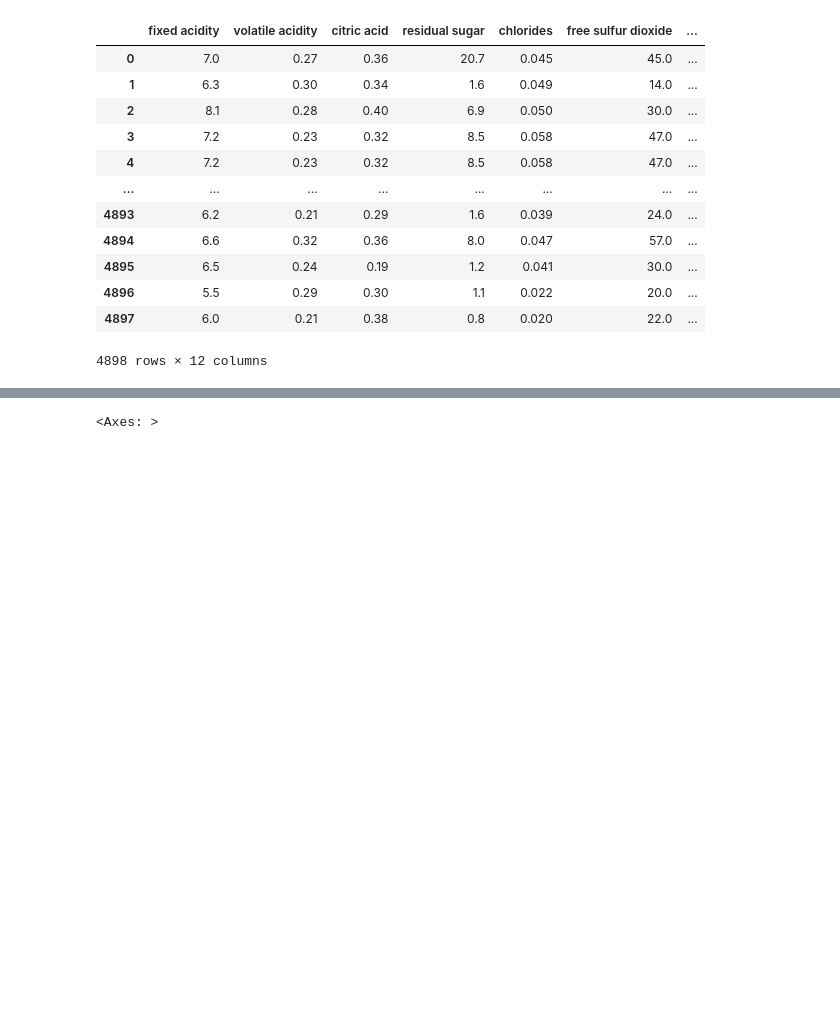
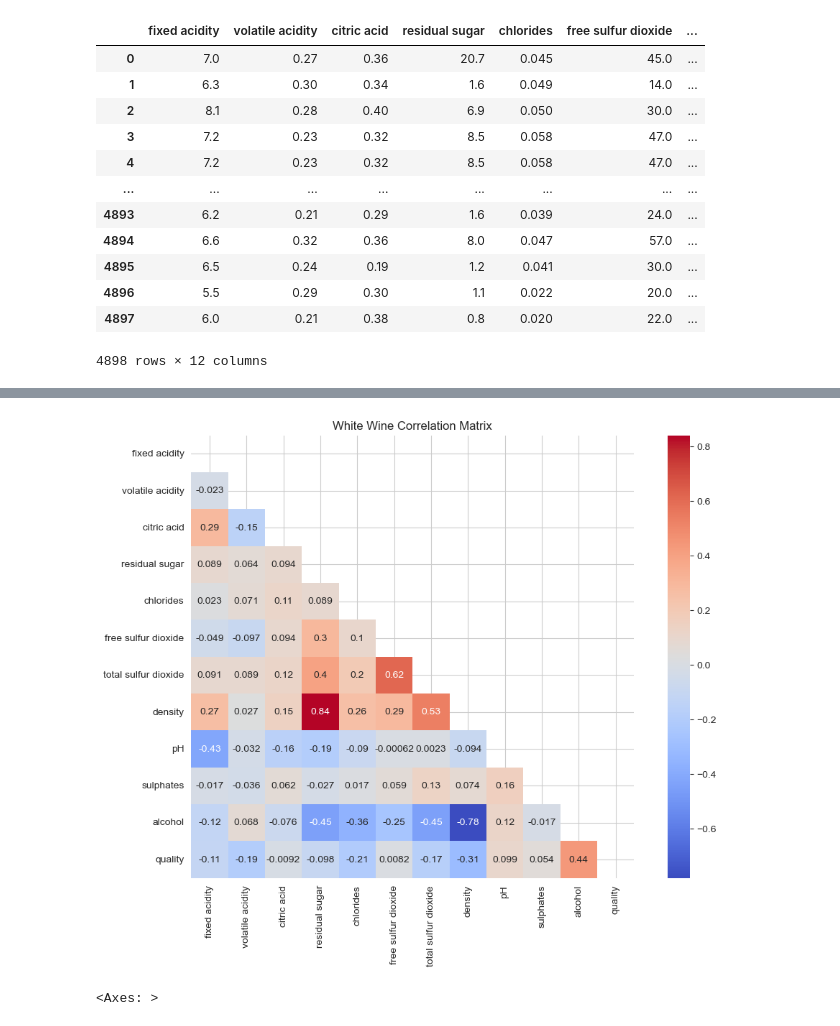
Before and after one commit to Sudha25a/Projects-2, a Jupyter notebook: Wine project practice.ipynb, the cells around one changed output, grey strips where cells are left out. Saved outputs shown, nothing was run; the diff lists cells and outputs as text; code cells hidden in the pictures; blank space fills up the shorter version.

```diff
--- a/Wine project practice.ipynb
+++ b/Wine project practice.ipynb
@@ -47,3 +67,21 @@ sns.heatmap(corr_matrix, cmap='coolwarm',annot=True, square=True)
+# %%
+# Create a correlation matrix for red wine features
+plt.figure(figsize=(12,8))
+corr_matrix= Whitewine.corr()
+
+# Create a mask for the upper triangle
+mask = np.triu(np.ones_like(corr_matrix, dtype=bool))
+
+# Plot the heatmap with the mask
+sns.heatmap(corr_matrix, annot=True, cmap='coolwarm', square=True, mask=mask)
+
+# Set title
+plt.title('White Wine Correlation Matrix')
+
+# Display the plot
+plt.show()
+# %% [output]
+[figure, added]
 # %%
 plt.figure(figsize=(12,8))
 corr_matrix = Redwine.corr()
```
Also changed, not shown: parts of 7 cells of this notebook.
